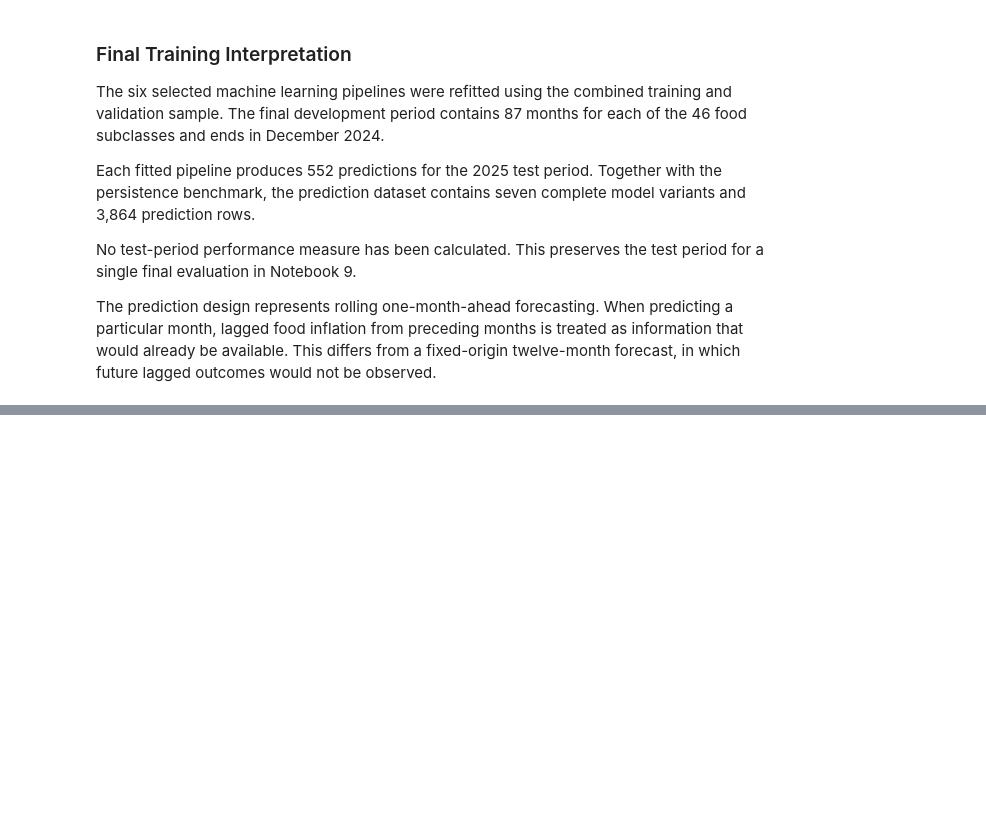
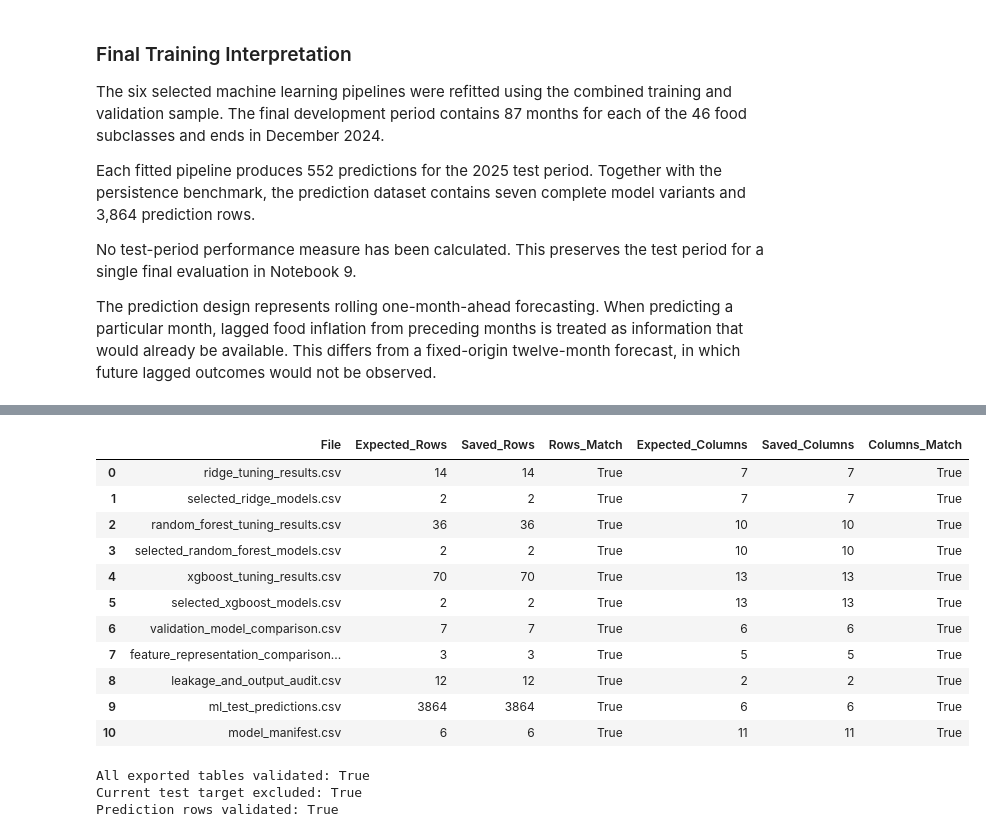
Before and after one commit to MasindiManaga/ERPT_ML_Research, a Jupyter notebook: notebooks/08_Machine_Learning_Modelling.ipynb, the cells around one changed output, grey strips where cells are left out. Cells and saved outputs as stored; diff of their text form; code cells hidden in the pictures; blank space fills up the shorter version.

Commit message:
Export tuning, selection, prediction, and audit tables

```diff
--- a/notebooks/08_Machine_Learning_Modelling.ipynb
+++ b/notebooks/08_Machine_Learning_Modelling.ipynb
@@ -1833,0 +2107,64 @@ The prediction design represents rolling one-month-ahead forecasting. When predi
+# %%
+# validate exported tables
+table_validation_records = []
+
+for file_name, expected_table in tables_to_export.items():
+    saved_file = table_output_directory / file_name
+    saved_table = pd.read_csv(saved_file)
+
+    table_validation_records.append(
+        {
+            "File": file_name,
+            "Expected_Rows": len(expected_table),
+            "Saved_Rows": len(saved_table),
+            "Rows_Match": len(saved_table) == len(expected_table),
+            "Expected_Columns": len(expected_table.columns),
+            "Saved_Columns": len(saved_table.columns),
+            "Columns_Match": (
+                list(saved_table.columns)
+                == list(expected_table.columns)
+            ),
+        }
+    )
+
+table_validation = pd.DataFrame(table_validation_records)
+
+display(table_validation)
+
+print(
+    "All exported tables validated:",
+    bool(
+        table_validation[
+            ["Rows_Match", "Columns_Match"]
+        ].all().all()
+    ),
+)
+
+saved_predictions = pd.read_csv(
+    table_output_directory / "ml_test_predictions.csv"
+)
+
+print(
+    "Current test target excluded:",
+    "Food_Inflation_Pct" not in saved_predictions.columns,
+)
+print(
+    "Prediction rows validated:",
+    len(saved_predictions) == 3864,
+)
+# %% [output]
+|  | File | Expected_Rows | Saved_Rows | Rows_Match | Expected_Columns | Saved_Columns | Columns_Match |
+| 0 | ridge_tuning_results.csv | 14 | 14 | True | 7 | 7 | True |
+| 1 | selected_ridge_models.csv | 2 | 2 | True | 7 | 7 | True |
+| 2 | random_forest_tuning_results.csv | 36 | 36 | True | 10 | 10 | True |
+| 3 | selected_random_forest_models.csv | 2 | 2 | True | 10 | 10 | True |
+| 4 | xgboost_tuning_results.csv | 70 | 70 | True | 13 | 13 | True |
+| 5 | selected_xgboost_models.csv | 2 | 2 | True | 13 | 13 | True |
+| 6 | validation_model_comparison.csv | 7 | 7 | True | 6 | 6 | True |
+| 7 | feature_representation_comparison... | 3 | 3 | True | 5 | 5 | True |
+| 8 | leakage_and_output_audit.csv | 12 | 12 | True | 2 | 2 | True |
+| 9 | ml_test_predictions.csv | 3864 | 3864 | True | 6 | 6 | True |
+| 10 | model_manifest.csv | 6 | 6 | True | 11 | 11 | True |
+All exported tables validated: True
+Current test target excluded: True
+Prediction rows validated: True
```
Also changed, not shown: parts of 4 cells of this notebook.
